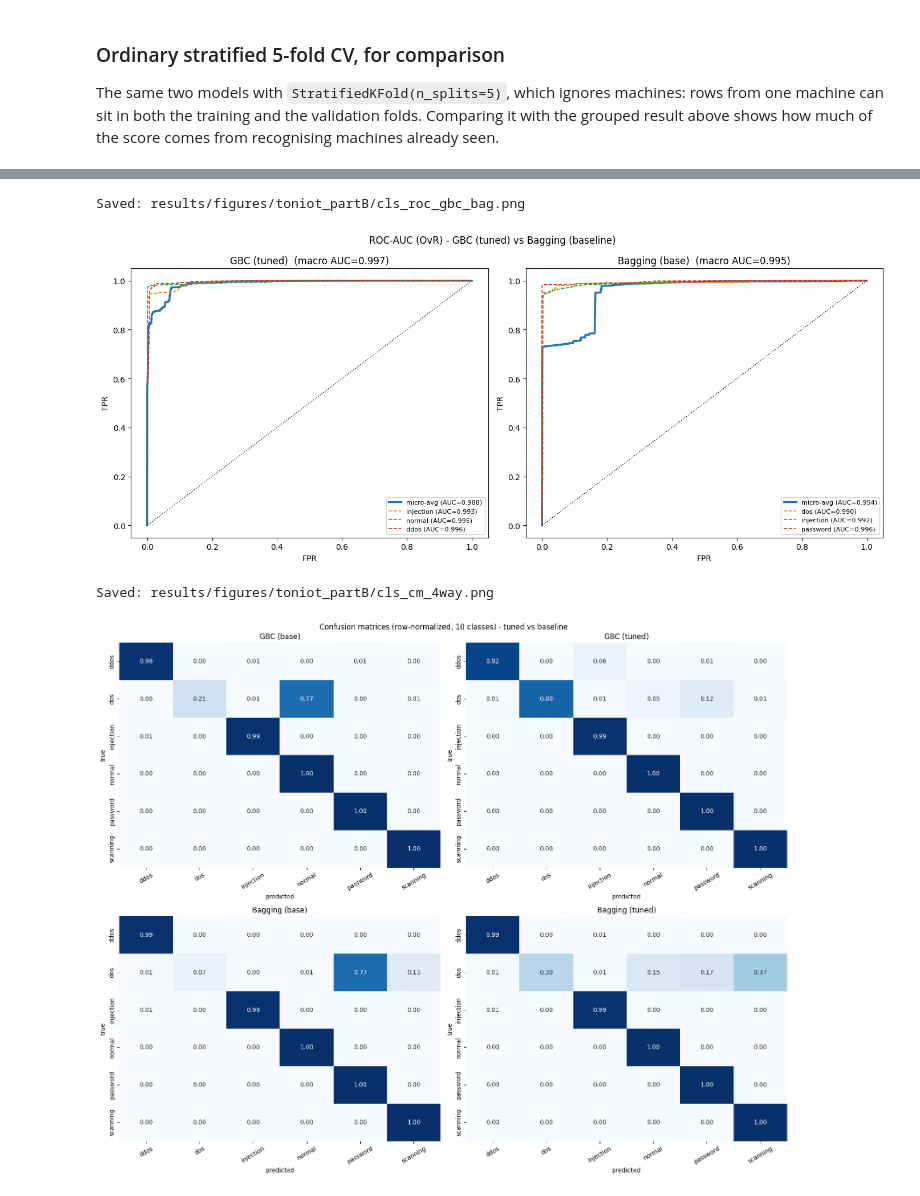
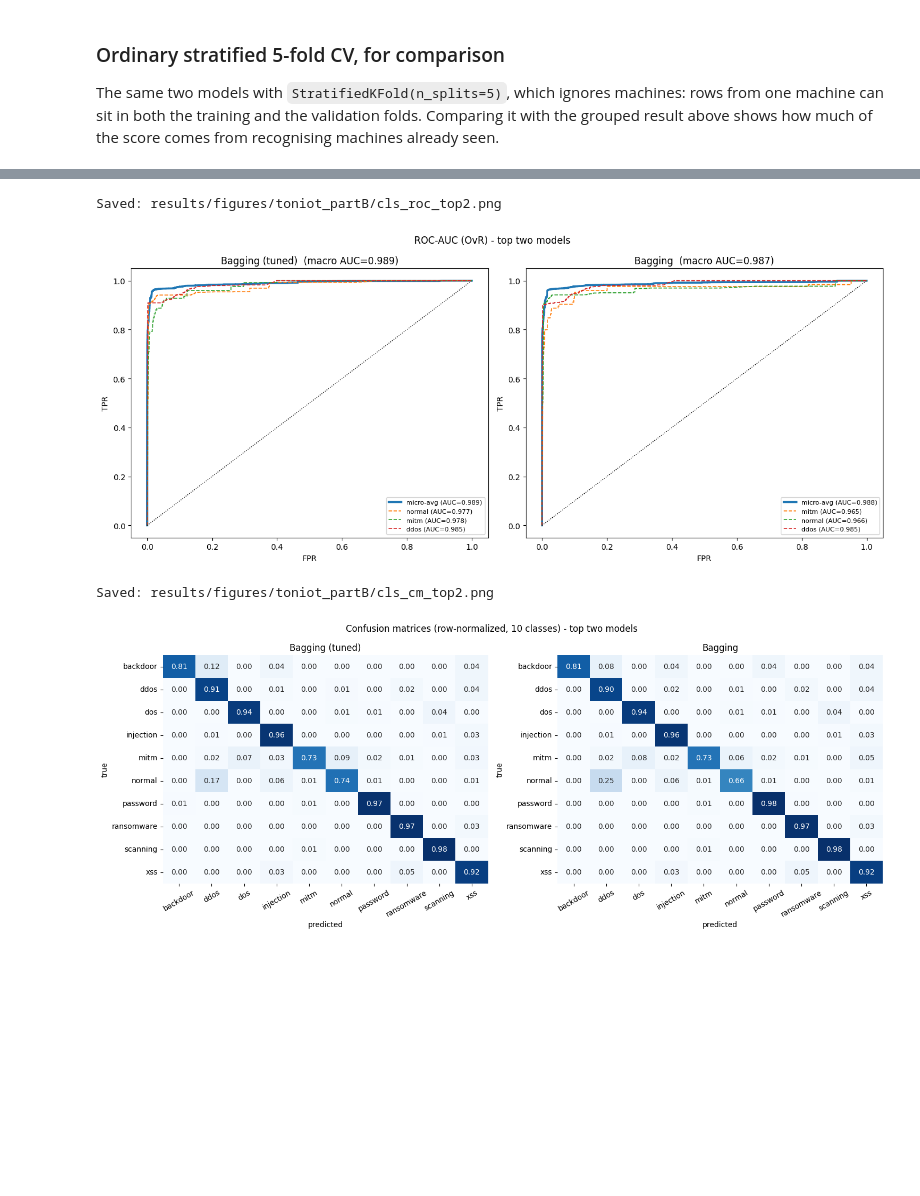
Before and after one commit to pranayr710/CloudShield, a Jupyter notebook: notebooks/03_classification_1.ipynb, the cells around one changed output, grey strips where cells are left out. Cells and saved outputs as stored; diff of their text form; code cells hidden in the pictures; blank space fills up the shorter version.

Commit message:
Add Part B classification notebook (RandomForest, AdaBoost, GBM, Bagging, MLP)

```diff
--- a/notebooks/03_classification_1.ipynb
+++ b/notebooks/03_classification_1.ipynb
@@ -427,14 +475,17 @@ Random Forest       0.666766        0.814661     0.666766  0.605872  0.406468
 # %% [markdown]
 ## 8.GradientBoosting Classifier
 # %%
-name="GradientBoostingClassifier"
+name = "Gradient Boosting"
 
 model = GradientBoostingClassifier(n_estimators=100,learning_rate=0.1,max_depth=3,random_state=42)
 
 X_train_1, Y_train_1 = (X_train_df, Y_train)
 X_test_1 = X_test_df
 
-model.fit(X_train_1, Y_train)
+from sklearn.utils.class_weight import compute_sample_weight
+# GradientBoosting has no class_weight knob; balanced sample_weight instead
+_sw = compute_sample_weight(class_weight="balanced", y=Y_train)
+model.fit(X_train_1, Y_train, sample_weight=_sw)
 m_test = cls_metrics(Y_test, model.predict(X_test_1), model, X_test_1, name)
 add_result(name, m_test)
 
@@ -506,7 +505,7 @@ name = "Bagging"
 # max_features=0.3 subsamples features per split (Random-Forest-style), which
 # decorrelates the trees and lifts accuracy to ~72% (and runs ~5x faster).
 model = BaggingClassifier(
-    estimator=DecisionTreeClassifier(random_state=42),
+    estimator=DecisionTreeClassifier(class_weight='balanced', random_state=42),
     n_estimators=100,
     max_samples=1.0,
     max_features=0.3,
@@ -847,0 +1009,14 @@ Saved: results/classification_12model_ton_iot.csv
+# %%
+# --- Metric comparison across all 10 models (test set) ---
+plot_cols = ['Accuracy test', 'F1w test', 'F1m test', 'ROC-AUC test']
+ax = board.set_index('Model')[plot_cols].plot(kind='bar', figsize=(14, 6), rot=35, width=0.82)
+ax.set_ylabel('score')
+ax.set_ylim(0, 1.05)
+ax.set_title('Test-set metrics - all 10 models (50k stratified sample, src_ip-grouped split)')
+ax.legend(loc='lower right')
+plt.tight_layout()
+os.makedirs(os.path.join(ROOT, 'results/figures/toniot_partB'), exist_ok=True)
+plt.savefig(os.path.join(ROOT, 'results/figures/toniot_partB/cls_model_comparison.png'),
+            dpi=150, bbox_inches='tight')
+print('Saved: results/figures/toniot_partB/cls_model_comparison.png')
+plt.show()
@@ -997,10 +1164,10 @@ labels: ['ddos', 'dos', 'injection', 'normal', 'password', 'scanning']
 # %%
-# --- ROC-AUC (OvR): GBC (tuned) vs Bagging (baseline), test set ---
+# --- ROC-AUC (OvR): top two models, test set ---
 from sklearn.preprocessing import label_binarize
 from sklearn.metrics import roc_curve, auc
 Y_bin = label_binarize(np.asarray(y_te, dtype=object), classes=LABELS)
 fig, axes = plt.subplots(1, 2, figsize=(14, 6))
-for ax, _name in zip(axes, ['GBC (tuned)', 'Bagging (base)']):
+for ax, _name in zip(axes, top2_names):
     _proba = cmp_cache[_name].predict_proba(X_te)
     # one probability column per class in the test fold, in LABELS order
     _S = _proba[:, [list(cmp_cache[_name].classes_).index(_c) for _c in LABELS]]
@@ -1021,33 +1188,32 @@ for ax, _name in zip(axes, ['GBC (tuned)', 'Bagging (base)']):
     ax.set_xlabel('FPR'); ax.set_ylabel('TPR')
     ax.set_title(_name + '  (macro AUC=%.3f)' % _auc['macro'])
     ax.legend(fontsize=8, loc='lower right')
-fig.suptitle('ROC-AUC (OvR) - GBC (tuned) vs Bagging (baseline)')
+fig.suptitle('ROC-AUC (OvR) - top two models')
 os.makedirs(os.path.join(ROOT, 'results/figures/toniot_partB'), exist_ok=True)
 fig.tight_layout()
-fig.savefig(os.path.join(ROOT, 'results/figures/toniot_partB/cls_roc_gbc_bag.png'), dpi=150, bbox_inches='tight')
-print('Saved: results/figures/toniot_partB/cls_roc_gbc_bag.png')
+fig.savefig(os.path.join(ROOT, 'results/figures/toniot_partB/cls_roc_top2.png'), dpi=150, bbox_inches='tight')
+print('Saved: results/figures/toniot_partB/cls_roc_top2.png')
 plt.show()
 # %% [output]
-Saved: results/figures/toniot_partB/cls_roc_gbc_bag.png
+Saved: results/figures/toniot_partB/cls_roc_top2.png
-[figure, old version]
+[figure, new version]
 # %%
 # --- Confusion matrices (row-normalized, all 10 classes, test set) ---
 from sklearn.metrics import confusion_matrix
-fig, axes = plt.subplots(2, 2, figsize=(16, 13))
-for ax, _name in zip(axes.ravel(), ['GBC (base)', 'GBC (tuned)',
-                                   'Bagging (base)', 'Bagging (tuned)']):
+fig, axes = plt.subplots(1, 2, figsize=(15, 6))
+for ax, _name in zip(axes, top2_names):
     _cm = confusion_matrix(y_te, cmp_cache[_name].predict(X_te), labels=LABELS)
     _rs = _cm.sum(axis=1, keepdims=True)
     _cmn = np.divide(_cm, _rs, out=np.zeros_like(_cm, dtype=float), where=_rs != 0)
     sns.heatmap(_cmn, annot=True, fmt='.2f', cmap='Blues', cbar=False, ax=ax,
                 xticklabels=LABELS, yticklabels=LABELS)
     ax.set_title(_name); ax.set_xlabel('predicted'); ax.set_ylabel('true')
     ax.tick_params(axis='x', rotation=30)
-fig.suptitle('Confusion matrices (row-normalized, 10 classes) - tuned vs baseline')
+fig.suptitle('Confusion matrices (row-normalized, 10 classes) - top two models')
 fig.tight_layout()
-fig.savefig(os.path.join(ROOT, 'results/figures/toniot_partB/cls_cm_4way.png'), dpi=150, bbox_inches='tight')
-print('Saved: results/figures/toniot_partB/cls_cm_4way.png')
+fig.savefig(os.path.join(ROOT, 'results/figures/toniot_partB/cls_cm_top2.png'), dpi=150, bbox_inches='tight')
+print('Saved: results/figures/toniot_partB/cls_cm_top2.png')
 plt.show()
 # %% [output]
-Saved: results/figures/toniot_partB/cls_cm_4way.png
+Saved: results/figures/toniot_partB/cls_cm_top2.png
-[figure, old version]
+[figure, new version]
```
Also changed, not shown: parts of 35 cells of this notebook.
